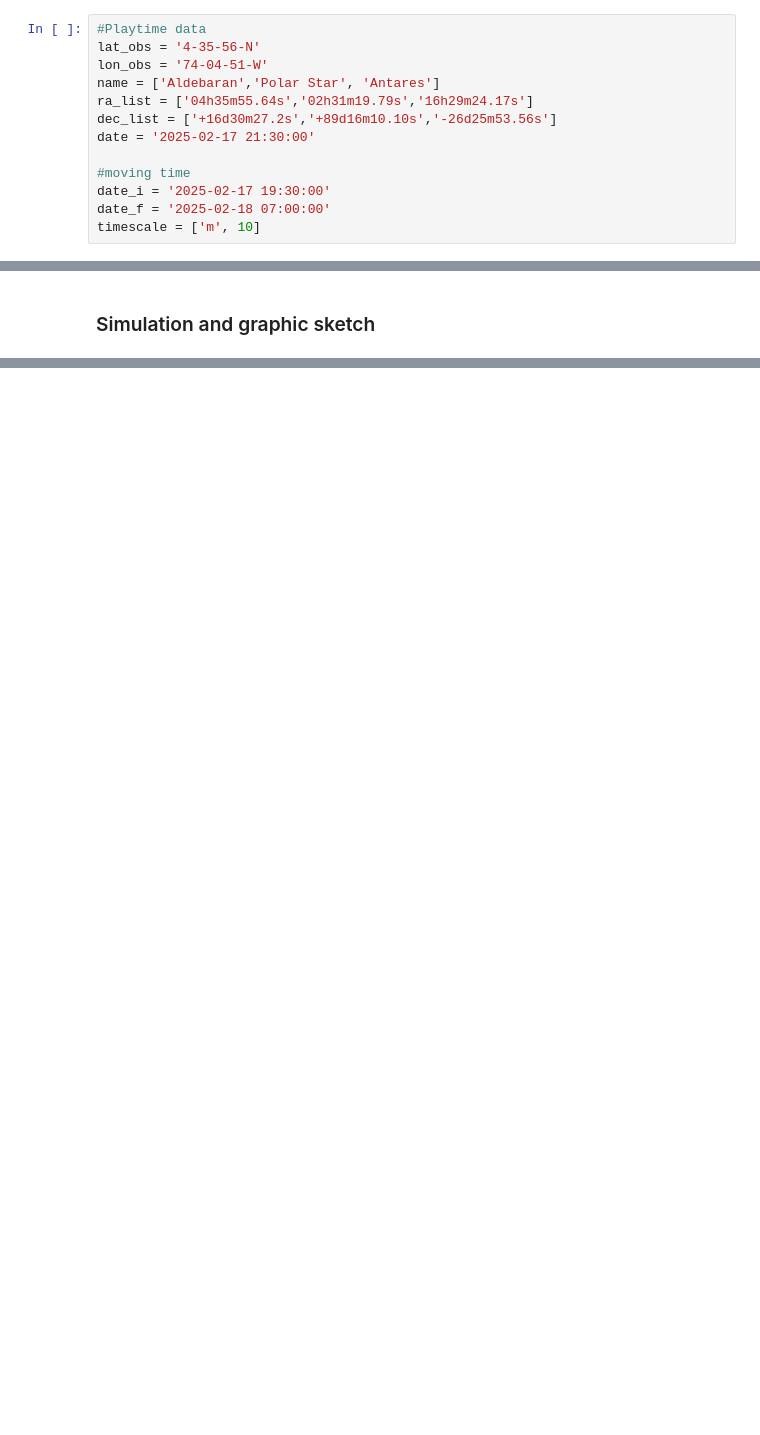
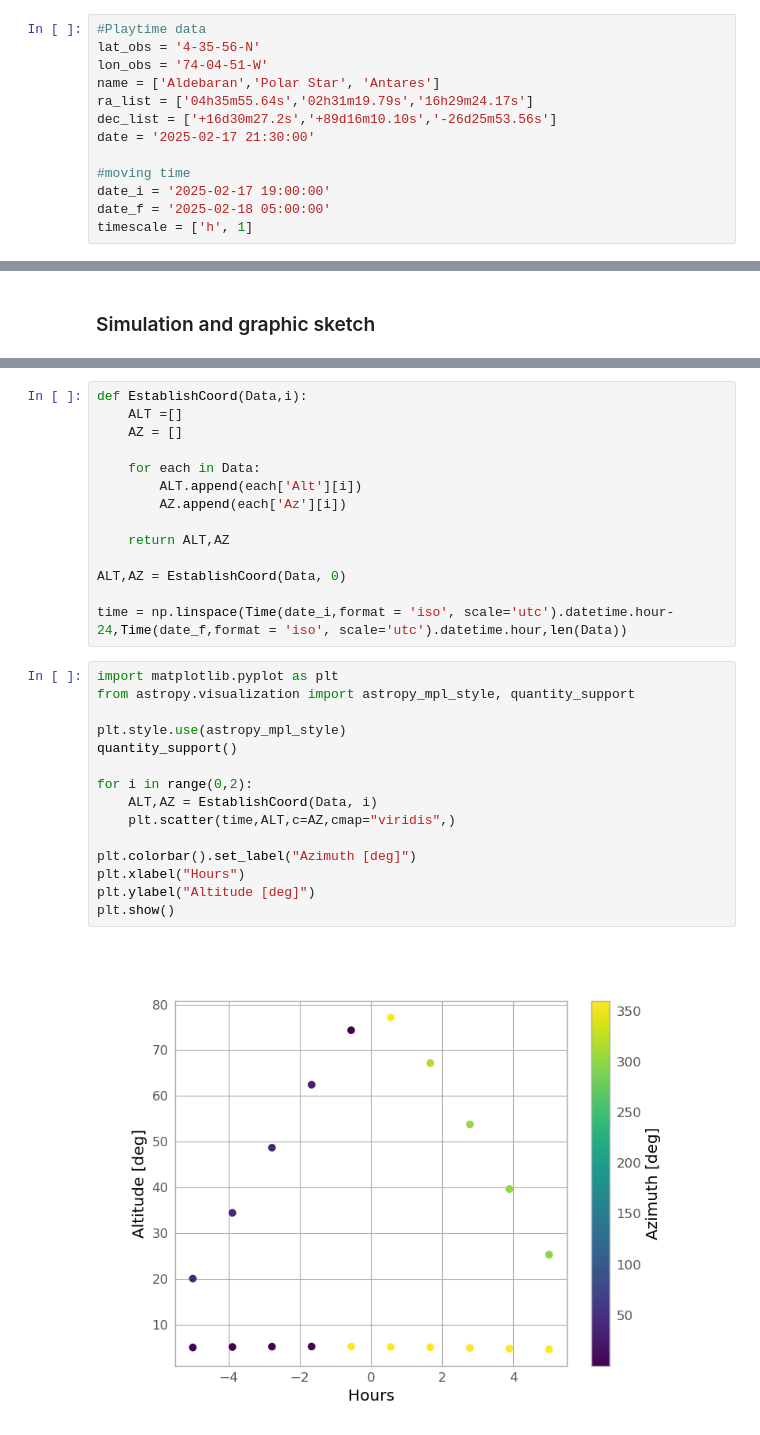
Before and after one commit to ccuellarn/Transient-Operation, a Jupyter notebook: Sketch_operations.ipynb, the cells around one changed output, grey strips where cells are left out. Saved outputs shown, nothing was run; the diff lists cells and outputs as text; blank space fills up the shorter version.

```diff
--- a/Sketch_operations.ipynb
+++ b/Sketch_operations.ipynb
@@ -31,9 +31,9 @@ dec_list = ['+16d30m27.2s','+89d16m10.10s','-26d25m53.56s']
 date = '2025-02-17 21:30:00'
 
 #moving time
-date_i = '2025-02-17 19:30:00'
-date_f = '2025-02-18 07:00:00'
-timescale = ['m', 10]
+date_i = '2025-02-17 19:00:00'
+date_f = '2025-02-18 05:00:00'
+timescale = ['h', 1]
 # %%
 #Convert the DMS format to degrees
 def ConvertLaLo(l):
@@ -263 +249,32 @@ Data
+# %%
+def EstablishCoord(Data,i):
+    ALT =[]
+    AZ = []
+
+    for each in Data:
+        ALT.append(each['Alt'][i])
+        AZ.append(each['Az'][i])
+
+    return ALT,AZ
+
+ALT,AZ = EstablishCoord(Data, 0)
+
+time = np.linspace(Time(date_i,format = 'iso', scale='utc').datetime.hour-24,Time(date_f,format = 'iso', scale='utc').datetime.hour,len(Data))
+# %%
+import matplotlib.pyplot as plt
+from astropy.visualization import astropy_mpl_style, quantity_support
+
+plt.style.use(astropy_mpl_style)
+quantity_support()
+
+for i in range(0,2):
+    ALT,AZ = EstablishCoord(Data, i)
+    plt.scatter(time,ALT,c=AZ,cmap="viridis",)
+
+plt.colorbar().set_label("Azimuth [deg]")
+plt.xlabel("Hours")
+plt.ylabel("Altitude [deg]")
+plt.show()
+# %% [output]
+[figure, added]
 # %%
```
Also changed, not shown: parts of 5 cells of this notebook.
